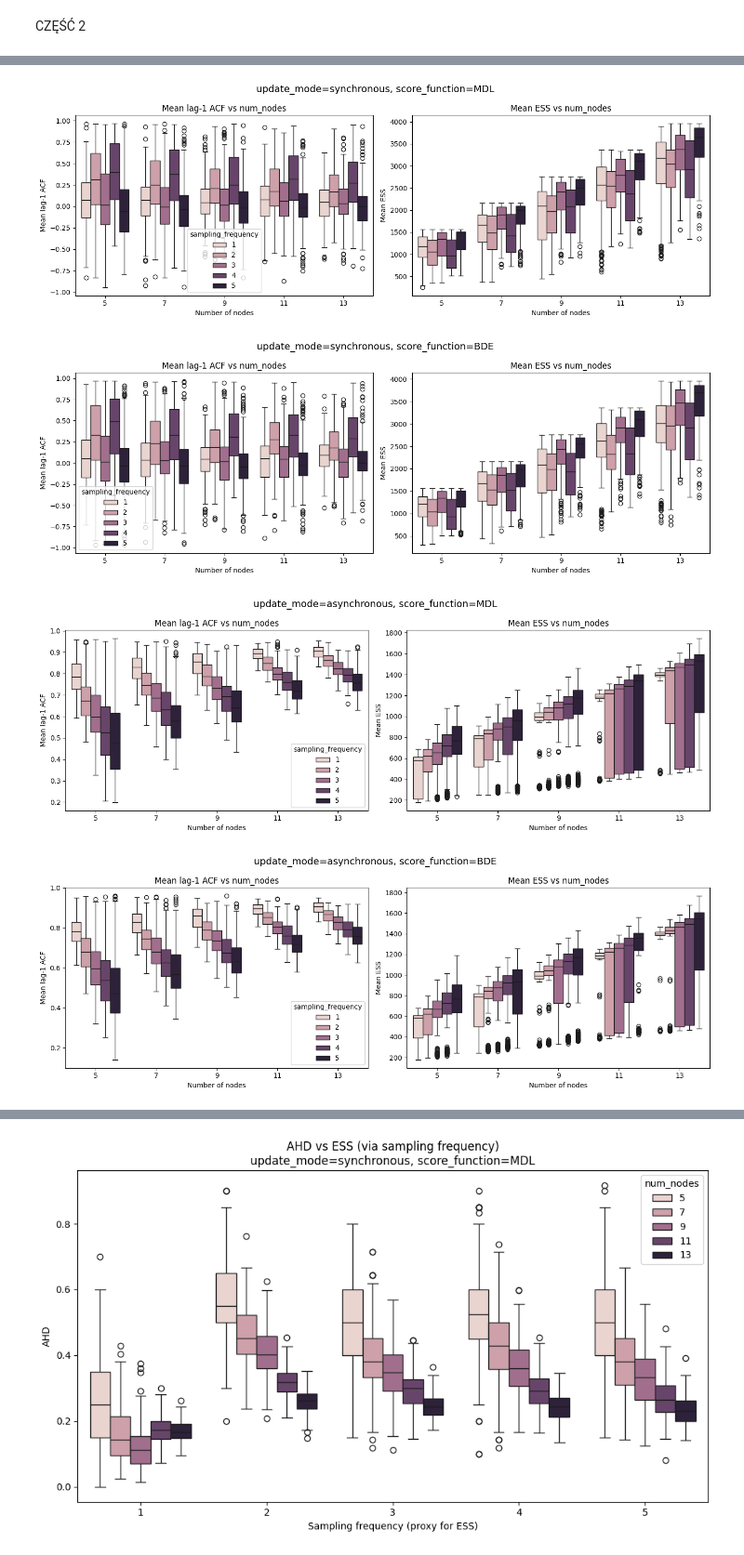
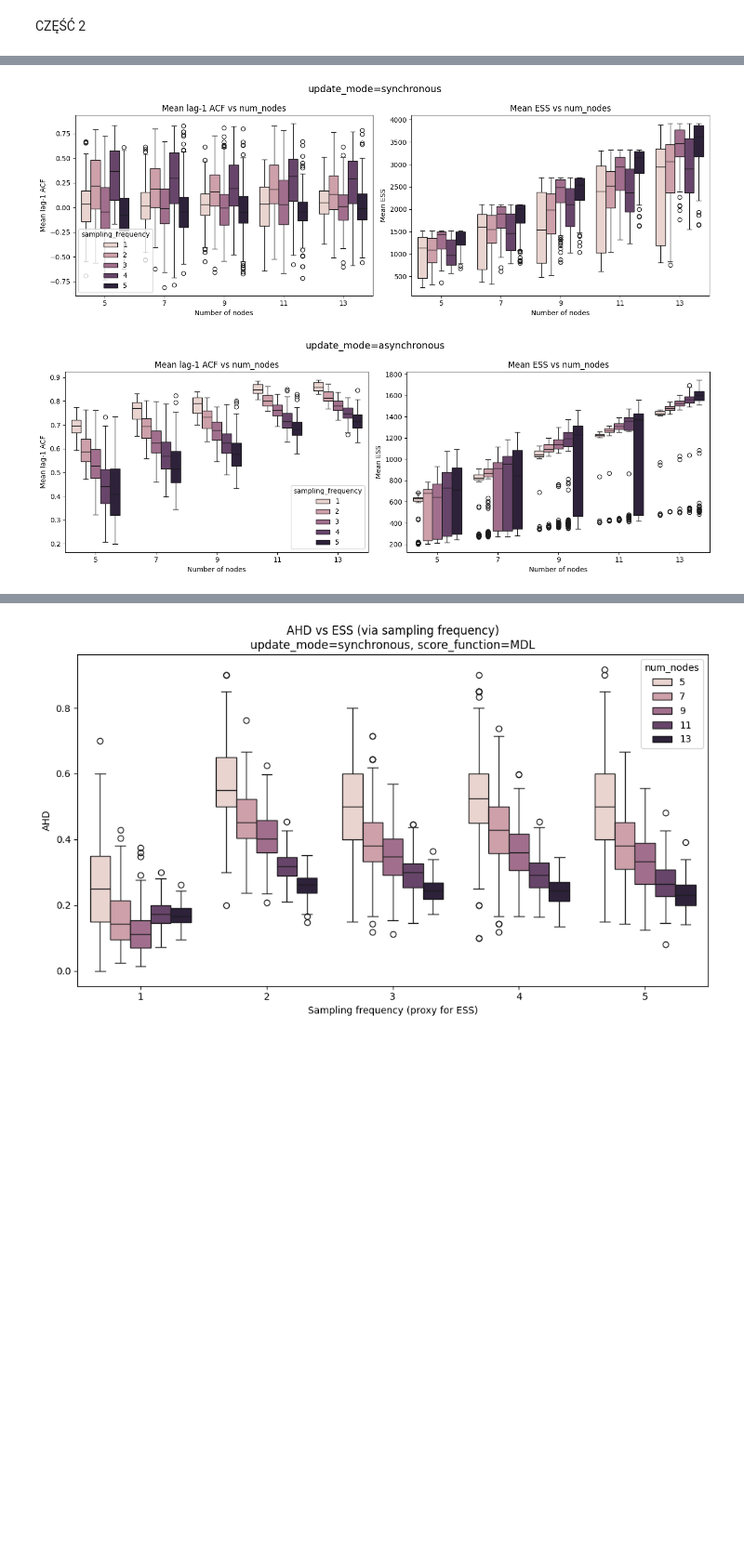
Before and after one commit to maxi7524/SAD2_final_project, a Jupyter notebook: notebooks/raport_max.ipynb, the cells around one changed output, grey strips where cells are left out. Shown at 93% size. Drawn from its saved outputs; the diff is of its cells as text; code cells hidden in the pictures; blank space fills up the shorter version.

Commit message:
update plot functions

```diff
--- a/notebooks/raport_max.ipynb
+++ b/notebooks/raport_max.ipynb
@@ -47,4 +47,7 @@ df_series =  analyze_datasets_from_index(df, 'condition_id_name', DATA_PATH, 1)
 # %%
 import matplotlib.pyplot as plt
 import seaborn as sns
-df_series
+
+## DROPPING VALUES
+df_series['scale'] = df_series["trajectory_length"] / df_series["num_nodes"]
+df_series = df_series[df_series['scale'] < 1.5]
@@ -65,52 +54,49 @@ df_series
 # %%
 for update_mode in df_series["update_mode"].unique():
-    for score_function in df_series["score_function"].unique():
+    # for score_function in df_series["score_function"].unique():
 
-        df_sub = df_series[
-            (df_series["update_mode"] == update_mode) &
-            (df_series["score_function"] == score_function)
-        ]
+    df_sub = df_series[
+        (df_series["update_mode"] == update_mode)
+    ]
 
-        fig, axes = plt.subplots(1, 2, figsize=(14, 5), sharex=True)
+    fig, axes = plt.subplots(1, 2, figsize=(14, 5), sharex=True)
 
-        sns.boxplot(
-            data=df_sub,
-            x="num_nodes",
-            y="mean_lag1_acf",
-            hue="sampling_frequency",
-            ax=axes[0]
-        )
-        axes[0].set_title("Mean lag-1 ACF vs num_nodes")
-        axes[0].set_xlabel("Number of nodes")
-        axes[0].set_ylabel("Mean lag-1 ACF")
+    sns.boxplot(
+        data=df_sub,
+        x="num_nodes",
+        y="mean_lag1_acf",
+        hue="sampling_frequency",
+        ax=axes[0]
+    )
+    axes[0].set_title("Mean lag-1 ACF vs num_nodes")
+    axes[0].set_xlabel("Number of nodes")
+    axes[0].set_ylabel("Mean lag-1 ACF")
 
-        sns.boxplot(
-            data=df_sub,
-            x="num_nodes",
-            y="mean_ess",
-            hue="sampling_frequency",
-            ax=axes[1]
-        )
-        axes[1].set_title("Mean ESS vs num_nodes")
-        axes[1].set_xlabel("Number of nodes")
-        axes[1].set_ylabel("Mean ESS")
+    sns.boxplot(
+        data=df_sub,
+        x="num_nodes",
+        y="mean_ess",
+        hue="sampling_frequency",
+        ax=axes[1]
+    )
+    axes[1].set_title("Mean ESS vs num_nodes")
+    axes[1].set_xlabel("Number of nodes")
+    axes[1].set_ylabel("Mean ESS")
 
-        # legenda tylko raz
-        axes[1].legend_.remove()
-        axes[0].legend(title="sampling_frequency")
+    # legenda tylko raz
+    axes[1].legend_.remove()
+    axes[0].legend(title="sampling_frequency")
 
-        fig.suptitle(
-            f"update_mode={update_mode}, score_function={score_function}",
-            fontsize=14
-        )
+    fig.suptitle(
+        f"update_mode={update_mode}",
+        fontsize=14
+    )
 
-        plt.tight_layout()
-        plt.show()
+    plt.tight_layout()
+    plt.show()
 # %% [output]
-[figure, old version]
+[figure, new version]
-[figure, old version]
+[figure, new version]
-[figure, removed]
-[figure, removed]
 # %%
 import matplotlib.pyplot as plt
 import seaborn as sns
```
Also changed, not shown: parts of 2 cells of this notebook, 1 other file.
